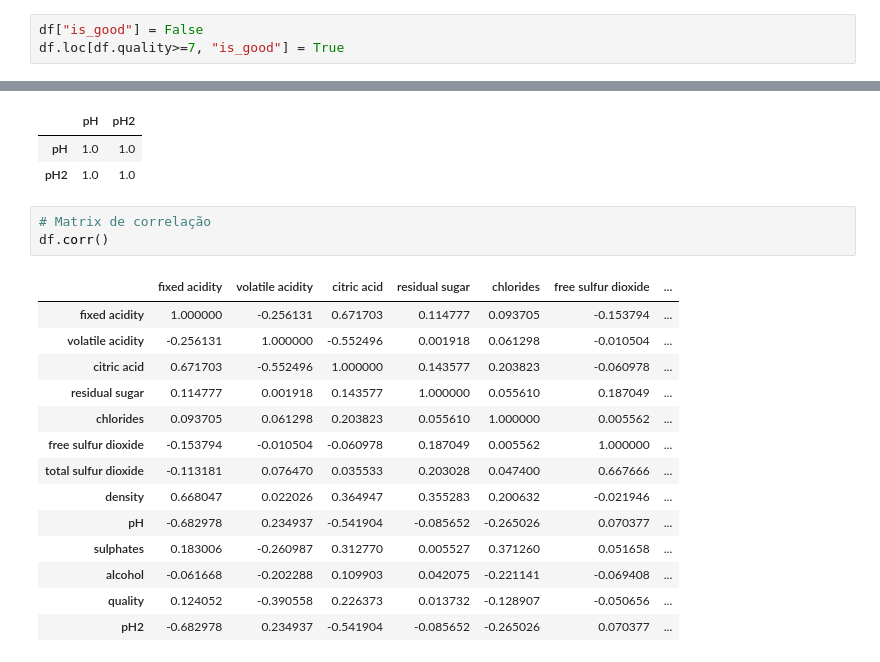
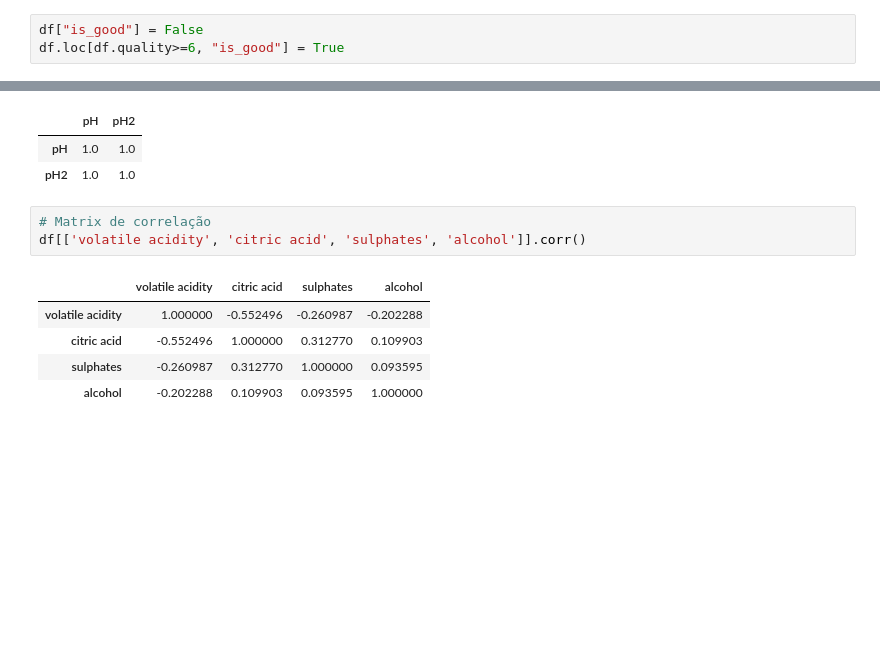
Before and after one commit to menubie/data-science-abril-19, a Jupyter notebook: 11-exploratory-analysis/main_analysis_answers.ipynb, the cells around one changed output, grey strips where cells are left out. Drawn from its saved outputs; the diff is of its cells as text; blank space fills up the shorter version.

```diff
--- a/11-exploratory-analysis/main_analysis_answers.ipynb
+++ b/11-exploratory-analysis/main_analysis_answers.ipynb
@@ -94,7 +104,7 @@ memory usage: 150.0 KB
 ![Tipos de variáveis](imgs/tipos_de_variaveis.jpg)
 # %%
 df["is_good"] = False
-df.loc[df.quality>=7, "is_good"] = True
+df.loc[df.quality>=6, "is_good"] = True
 # %%
 df.describe()
 # %% [output]
@@ -248,19 +263,10 @@ df[["pH", "pH2"]].corr()
 | pH2 | 1.0 | 1.0 |
 # %%
 # Matrix de correlação
-df.corr()
+df[['volatile acidity', 'citric acid', 'sulphates', 'alcohol']].corr()
 # %% [output]
-|  | fixed acidity | volatile acidity | citric acid | residual sugar | chlorides | free sulfur dioxide | ... |
-| fixed acidity | 1.000000 | -0.256131 | 0.671703 | 0.114777 | 0.093705 | -0.153794 | ... |
-| volatile acidity | -0.256131 | 1.000000 | -0.552496 | 0.001918 | 0.061298 | -0.010504 | ... |
-| citric acid | 0.671703 | -0.552496 | 1.000000 | 0.143577 | 0.203823 | -0.060978 | ... |
-| residual sugar | 0.114777 | 0.001918 | 0.143577 | 1.000000 | 0.055610 | 0.187049 | ... |
-| chlorides | 0.093705 | 0.061298 | 0.203823 | 0.055610 | 1.000000 | 0.005562 | ... |
-| free sulfur dioxide | -0.153794 | -0.010504 | -0.060978 | 0.187049 | 0.005562 | 1.000000 | ... |
-| total sulfur dioxide | -0.113181 | 0.076470 | 0.035533 | 0.203028 | 0.047400 | 0.667666 | ... |
-| density | 0.668047 | 0.022026 | 0.364947 | 0.355283 | 0.200632 | -0.021946 | ... |
-| pH | -0.682978 | 0.234937 | -0.541904 | -0.085652 | -0.265026 | 0.070377 | ... |
-| sulphates | 0.183006 | -0.260987 | 0.312770 | 0.005527 | 0.371260 | 0.051658 | ... |
-| alcohol | -0.061668 | -0.202288 | 0.109903 | 0.042075 | -0.221141 | -0.069408 | ... |
-| quality | 0.124052 | -0.390558 | 0.226373 | 0.013732 | -0.128907 | -0.050656 | ... |
-| pH2 | -0.682978 | 0.234937 | -0.541904 | -0.085652 | -0.265026 | 0.070377 | ... |
+|  | volatile acidity | citric acid | sulphates | alcohol |
+| volatile acidity | 1.000000 | -0.552496 | -0.260987 | -0.202288 |
+| citric acid | -0.552496 | 1.000000 | 0.312770 | 0.109903 |
+| sulphates | -0.260987 | 0.312770 | 1.000000 | 0.093595 |
+| alcohol | -0.202288 | 0.109903 | 0.093595 | 1.000000 |
```
Also changed, not shown: parts of 34 cells of this notebook.
